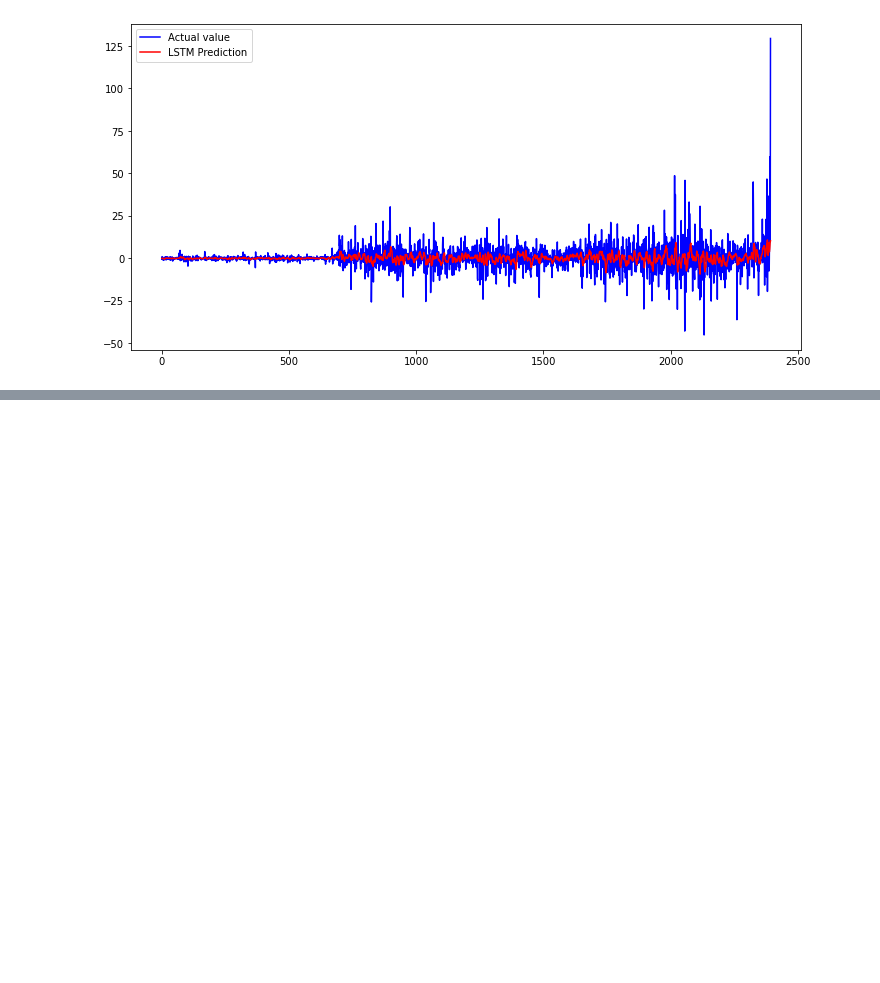
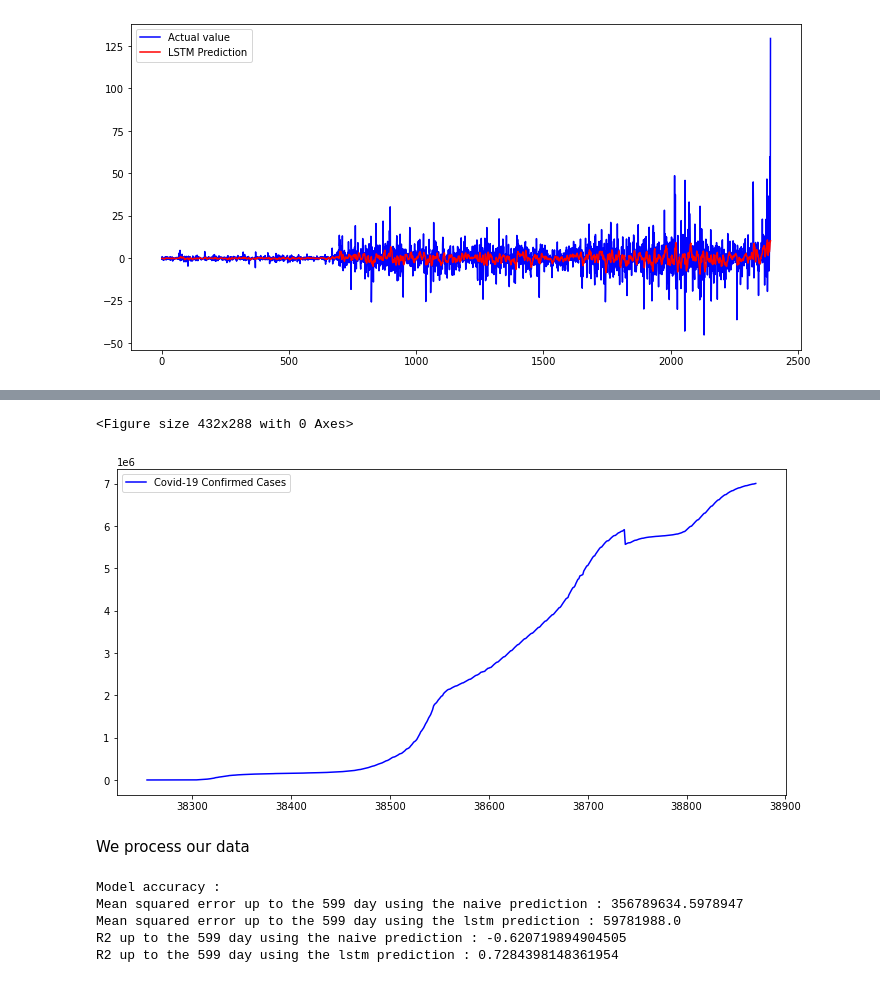
Before and after one commit to ThibaultAlexandre/time-series-forecasting, a Jupyter notebook: main.ipynb, the cells around one changed output, grey strips where cells are left out. Saved outputs shown, nothing was run; the diff lists cells and outputs as text; code cells hidden in the pictures; blank space fills up the shorter version.

Commit message:
Add covid-19 data

```diff
--- a/main.ipynb
+++ b/main.ipynb
@@ -311,0 +316,5 @@ my_model2.plot(X_data2, y_raw2, scaler2)
+# %%
+covid_data = pd.read_csv('covid_data.csv')
+covid_data = covid_data.loc[covid_data['Country'] == 'France']
+covid_data = covid_data[['Confirmed']]
+covid_data.tail()
@@ -311,0 +328,11 @@ my_model2.plot(X_data2, y_raw2, scaler2)
+# %%
+plt.clf()
+plt.figure(figsize=(12,6))
+plt.plot(covid_data, label='Covid-19 Confirmed Cases', c = 'b')
+plt.legend()
+plt.show()
+# %% [output]
+<Figure size 432x288 with 0 Axes>
+[figure, added]
+# %% [markdown]
+We process our data
@@ -311,0 +352,11 @@ my_model2.plot(X_data2, y_raw2, scaler2)
+# %%
+print('Model accuracy :')
+last_day = y_data.size(0)
+naive_prediction = np.zeros(y_data.size(0))
+my_model.get_accuracy(X_data, y_data, naive_prediction, scaler, last_day)
+# %% [output]
+Model accuracy :
+Mean squared error up to the 599 day using the naive prediction : 356789634.5978947
+Mean squared error up to the 599 day using the lstm prediction : 59781988.0
+R2 up to the 599 day using the naive prediction : -0.620719894904505
+R2 up to the 599 day using the lstm prediction : 0.7284398148361954
```
Also changed, not shown: parts of 9 cells of this notebook, 2 other files.
